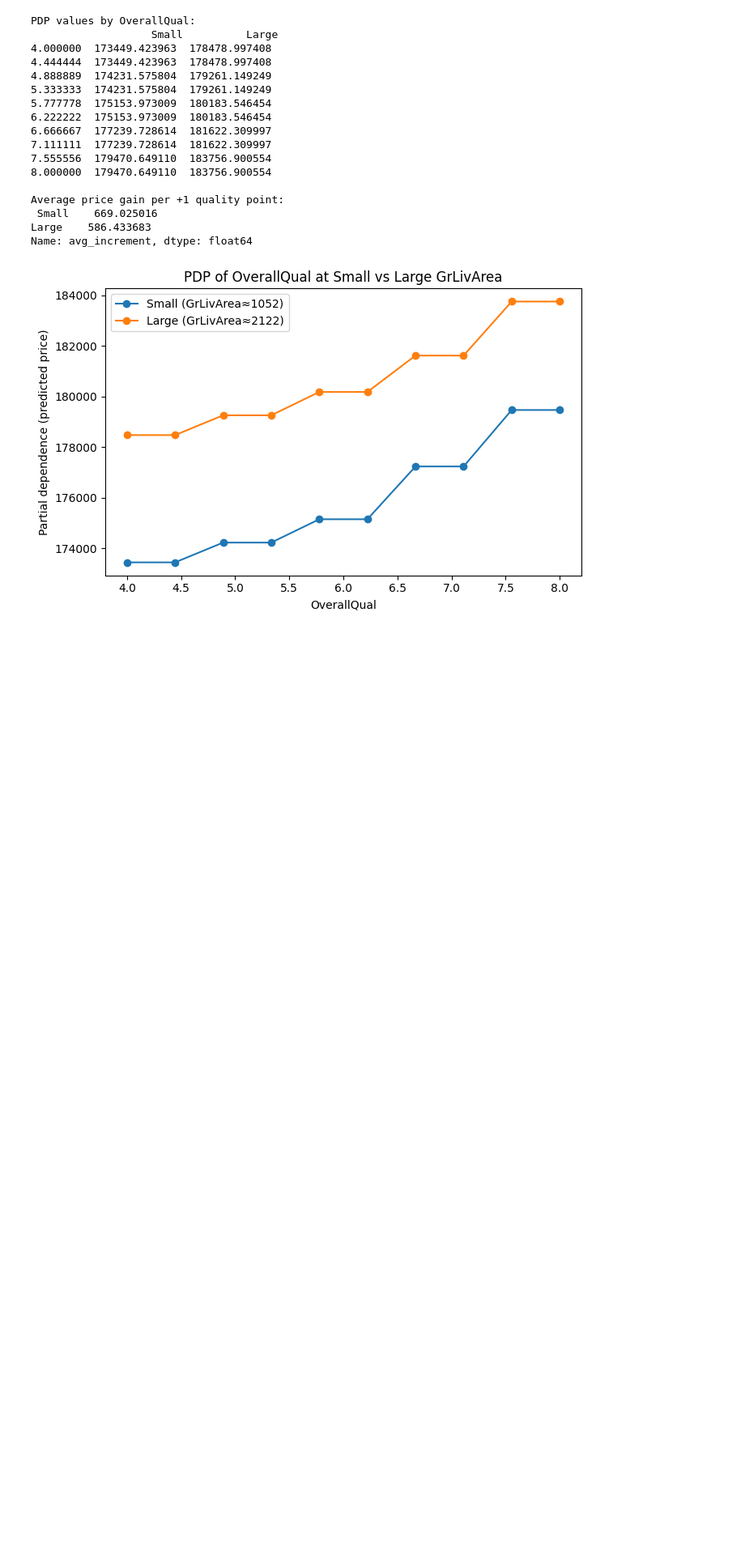
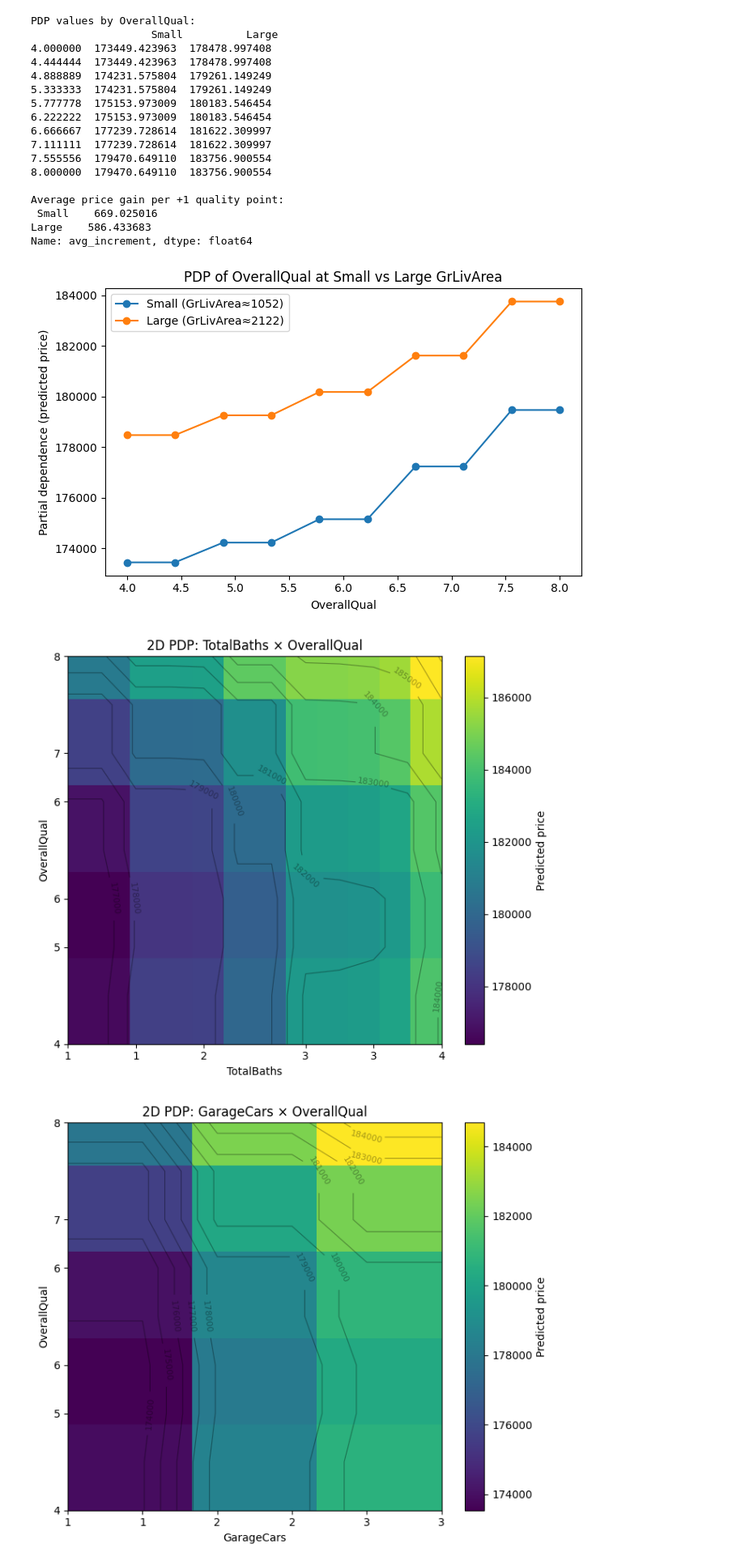
Before and after one commit to asilbert/MLProject, a Jupyter notebook: MLProject_V2.ipynb, the cells around one changed output. Shown at 81% size. Saved outputs shown, nothing was run; the diff lists cells and outputs as text; code cells hidden in the pictures; blank space fills up the shorter version.

Commit message:
Additional PDP plots

```diff
--- a/MLProject_V2.ipynb
+++ b/MLProject_V2.ipynb
@@ -1945,3 +1956,12 @@ Average price gain per +1 quality point:
 Large    586.433683
 Name: avg_increment, dtype: float64
 [figure]
+# %%
+# TotalBaths × OverallQual
+pdp_2d_heatmap(cat_final, X_fe, "TotalBaths", "OverallQual", n_x=12, n_y=9)
+
+# GarageCars × OverallQual
+pdp_2d_heatmap(cat_final, X_fe, "GarageCars", "OverallQual", n_x=6, n_y=9)
+# %% [output]
+[figure, added]
+[figure, added]
```
Also changed, not shown: parts of 21 cells of this notebook, 1 other file.
